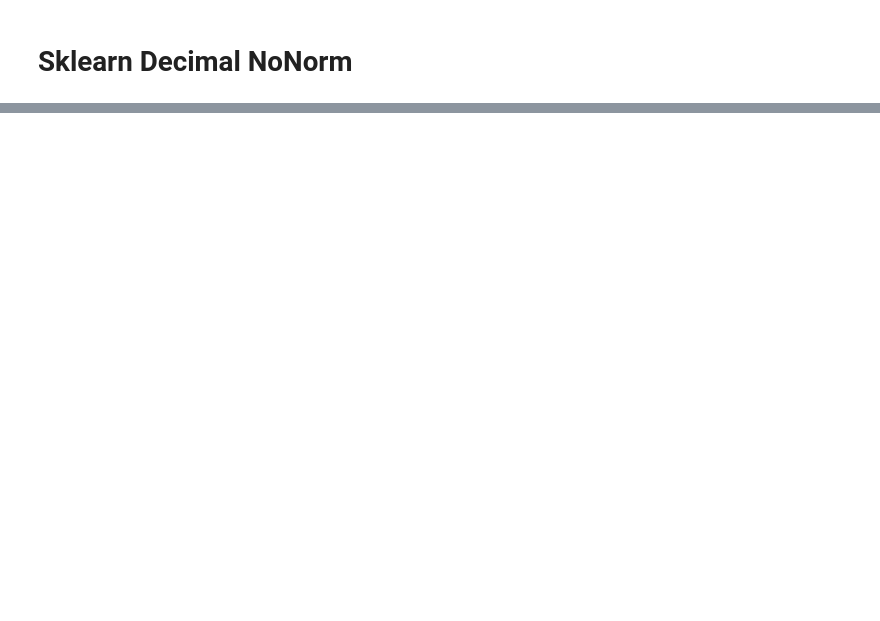
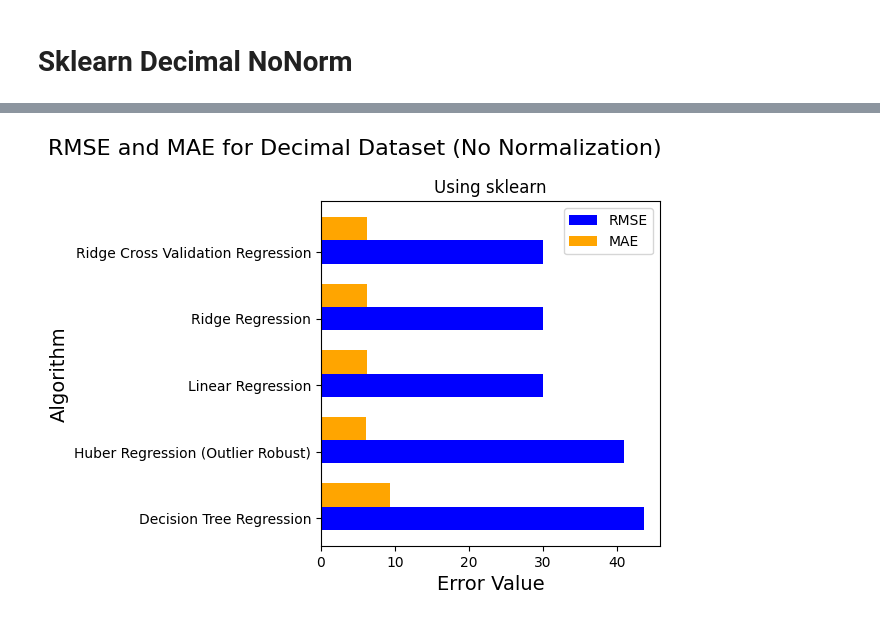
Before and after one commit to Ruben304/HousingDemographics, a Jupyter notebook: decimal/sklearn-scripts/decimal-nonorm-sklearn.ipynb, the cells around one changed output, grey strips where cells are left out. Cells and saved outputs as stored; diff of their text form; code cells hidden in the pictures; blank space fills up the shorter version.

Commit message:
More plots

```diff
--- a/decimal/sklearn-scripts/decimal-nonorm-sklearn.ipynb
+++ b/decimal/sklearn-scripts/decimal-nonorm-sklearn.ipynb
@@ -164,0 +183,29 @@ resultsDf
+# %%
+import matplotlib.pyplot as plt
+toPlot = resultsDf.drop(['TrainingTime', 'PredictionTime'], axis=1)
+toPlot = toPlot.sort_values('RMSE', ascending=False)
+
+
+fig, ax = plt.subplots()
+bar_width = 0.35
+index = range(len(toPlot))
+
+# Plot RMSE
+bars1 = ax.barh(index, toPlot['RMSE'], bar_width, label='RMSE', color='blue')
+
+# Plot MAE
+bars2 = ax.barh([i + bar_width for i in index], toPlot['MAE'], bar_width, label='MAE', color='orange')
+
+# Add labels, titles, and legend
+plt.title('Using sklearn', fontsize=12)
+plt.suptitle('RMSE and MAE for Decimal Dataset (No Normalization)', fontsize=16)
+plt.xlabel('Error Value', fontsize=14)
+plt.ylabel('Algorithm', fontsize=14)
+plt.yticks(index, toPlot.index)
+plt.legend()
+
+plt.tight_layout()
+plt.savefig('../plots/decimal_rms_mae_nonorm_sklearn.png', bbox_inches='tight')
+plt.show()
+# %% [output]
+[figure, added]
```
Also changed, not shown: parts of 12 cells of this notebook, 4 other files.
